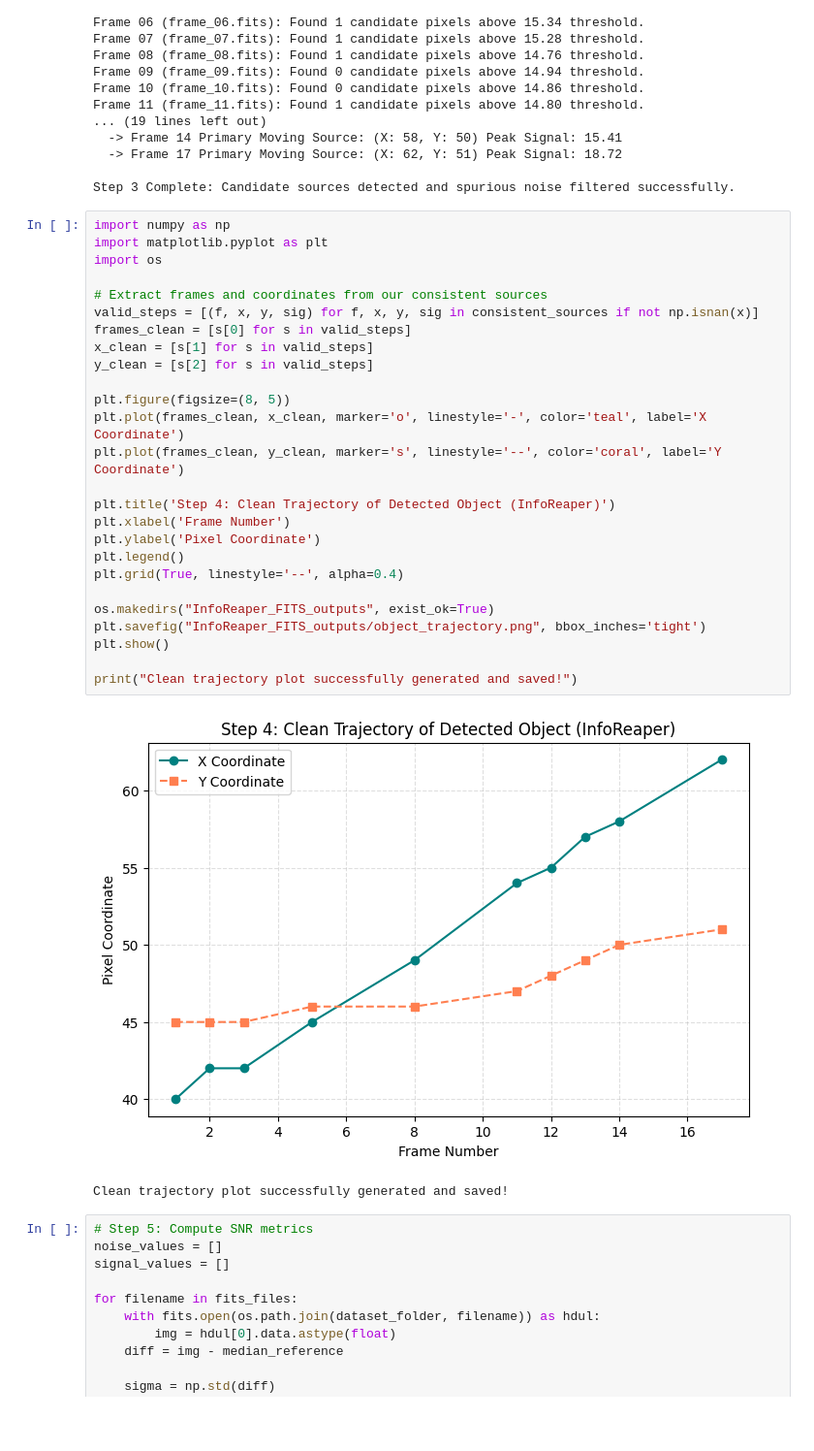
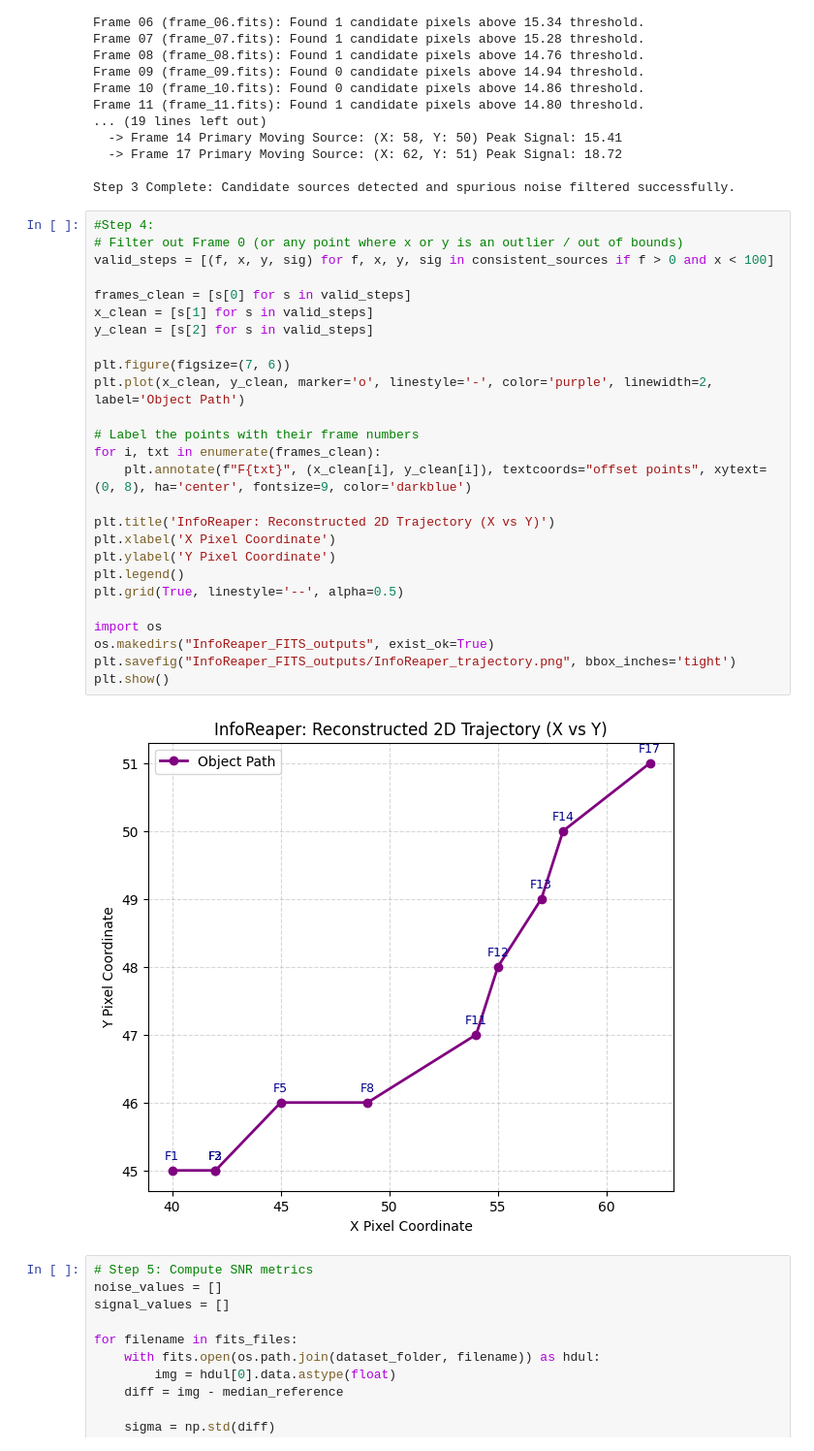
Before and after one commit to nikithsankar/InfoReaper-OlympusTech4.0, a Jupyter notebook: InfoReaper_notebook_FITS.ipynb, the cells around one changed output. Shown at 97% size. Cells and saved outputs as stored; diff of their text form; blank space fills up the shorter version.

```diff
--- a/InfoReaper_notebook_FITS.ipynb
+++ b/InfoReaper_notebook_FITS.ipynb
@@ -206,34 +183,33 @@ Frame 11 (frame_11.fits): Found 1 candidate pixels above 14.80 threshold.
 
 Step 3 Complete: Candidate sources detected and spurious noise filtered successfully.
 # %%
-import numpy as np
-import matplotlib.pyplot as plt
-import os
+#Step 4:
+# Filter out Frame 0 (or any point where x or y is an outlier / out of bounds)
+valid_steps = [(f, x, y, sig) for f, x, y, sig in consistent_sources if f > 0 and x < 100]
 
-# Extract frames and coordinates from our consistent sources
-valid_steps = [(f, x, y, sig) for f, x, y, sig in consistent_sources if not np.isnan(x)]
 frames_clean = [s[0] for s in valid_steps]
 x_clean = [s[1] for s in valid_steps]
 y_clean = [s[2] for s in valid_steps]
 
-plt.figure(figsize=(8, 5))
-plt.plot(frames_clean, x_clean, marker='o', linestyle='-', color='teal', label='X Coordinate')
-plt.plot(frames_clean, y_clean, marker='s', linestyle='--', color='coral', label='Y Coordinate')
+plt.figure(figsize=(7, 6))
+plt.plot(x_clean, y_clean, marker='o', linestyle='-', color='purple', linewidth=2, label='Object Path')
 
-plt.title('Step 4: Clean Trajectory of Detected Object (InfoReaper)')
-plt.xlabel('Frame Number')
-plt.ylabel('Pixel Coordinate')
+# Label the points with their frame numbers
+for i, txt in enumerate(frames_clean):
+    plt.annotate(f"F{txt}", (x_clean[i], y_clean[i]), textcoords="offset points", xytext=(0, 8), ha='center', fontsize=9, color='darkblue')
+
+plt.title('InfoReaper: Reconstructed 2D Trajectory (X vs Y)')
+plt.xlabel('X Pixel Coordinate')
+plt.ylabel('Y Pixel Coordinate')
 plt.legend()
-plt.grid(True, linestyle='--', alpha=0.4)
+plt.grid(True, linestyle='--', alpha=0.5)
 
+import os
 os.makedirs("InfoReaper_FITS_outputs", exist_ok=True)
-plt.savefig("InfoReaper_FITS_outputs/object_trajectory.png", bbox_inches='tight')
+plt.savefig("InfoReaper_FITS_outputs/InfoReaper_trajectory.png", bbox_inches='tight')
 plt.show()
-
-print("Clean trajectory plot successfully generated and saved!")
 # %% [output]
-[figure, old version]
+[figure, new version]
-Clean trajectory plot successfully generated and saved!
 # %%
 # Step 5: Compute SNR metrics
 noise_values = []
```
Also changed, not shown: parts of 5 cells of this notebook, 1 other file.
